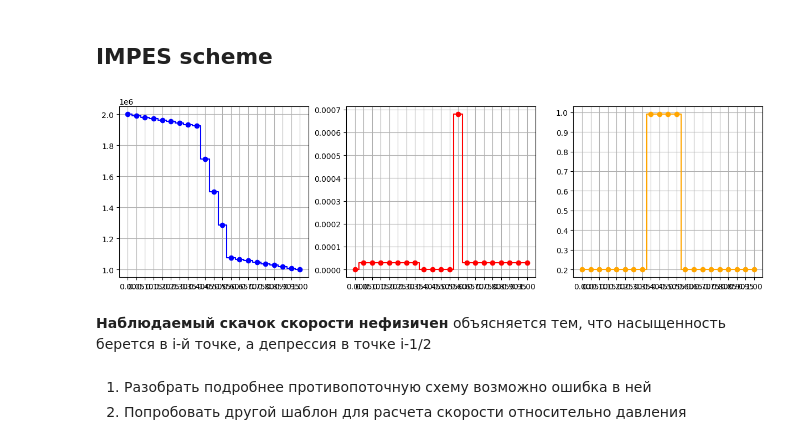
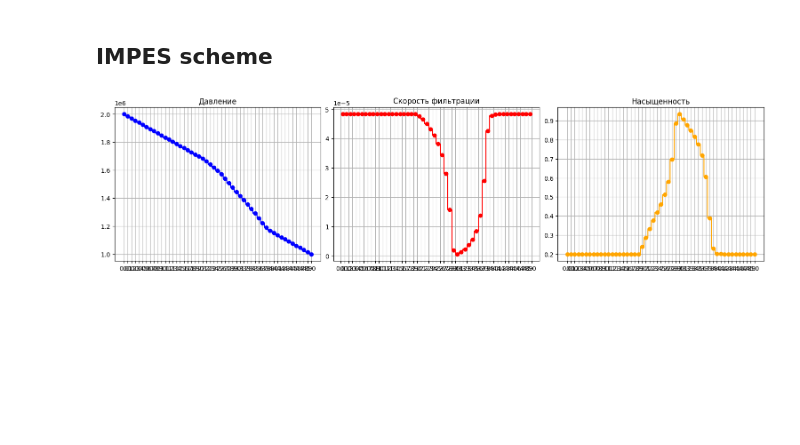
Before and after one commit to lnrSmglln/Carbonate-Acidizing-Modeling, a Jupyter notebook: 2phase.ipynb, the cells around one changed output. Saved outputs shown, nothing was run; the diff lists cells and outputs as text; code cells hidden in the pictures; blank space fills up the shorter version.

```diff
--- a/2phase.ipynb
+++ b/2phase.ipynb
@@ -171,7 +237,8 @@ S[:, 0] = S_L
 S[0, (Nl // 5 * 2) : (Nl // 5 * 3)] = S_med
 # S[:, -1] = Sn
 
-U = np.zeros([Nt, Nl])
+W1 = np.zeros([Nt, Nl-1])
+# W1[:, 0] = W1_L
 
 # Кол-во неизвестных
 Nx = Nl - 2
@@ -210,37 +277,44 @@ for n in range(1, Nt):
     f = np.zeros(Nx, dtype=float)
     j = 0
     for i in range(1, Nl-1):
-        alpha = (S[n-1, i] * k1(S[n-1, i]) - S[n-1, i-1] * k1(S[n-1, i-1])) / mu1 + \
-        ((1 - S[n-1, i]) * k2(S[n-1, i]) - (1 - S[n-1, i-1]) * k2(S[n-1, i-1])) / mu2
-        beta = S[n-1, i] * k1(S[n-1, i]) / mu1 + (1 - S[n-1, i]) * k2(S[n-1, i]) / mu2
+        alpha = k1(S[n-1, i]) / mu1 + k2(S[n-1, i]) / mu2
 
-        a[j] = beta - alpha
-        b[j] = beta
-        c[j] = - alpha + 2 * beta
+        beta = (k1(S[n-1, i]) - k1(S[n-1, i-1])) / mu1 + \
+        (k2(S[n-1, i]) - k2(S[n-1, i-1])) / mu2
+
+        a[j] = alpha - beta
+        c[j] = 2 * alpha - beta
+        b[j] = alpha
         f[j] = 0
 
         j += 1
 
+    # f[0] = 150
+    # f[-1] = -150
     P[n, 1:-1] = SLAU.tridiagonal_1D_solver(a, b, c, f, P[n, 0], P[n, -1])
 
     # Расчет явным методом насыщенности на n-м слое по давлению на n-м слое
+    # W1[n, 0] = - k * k1(S[n-1, 0]) / mu1 / h * (P[n, 1] - P[n, 0])
     for i in range(1, Nl):
-        U[n, i] = - k * k1(S[n-1, i]) / mu1 / h * (P[n, i] - P[n, i-1])
-        S[n, i] = S[n-1, i] - tau / h * (S[n-1, i] * U[n, i] - S[n-1, i-1] * U[n, i-1])
+        # upwind scheme
+        if i != Nl - 1:
+            Wplushalf = - k * k1(S[n-1, i]) / mu1 / h * (P[n, i+1] - P[n, i])
+        Wminushalf = - k * k1(S[n-1, i-1]) / mu1 / h * (P[n, i] - P[n, i-1])
+        W1[n, i-1] = Wminushalf
+        # explicit saturation calc
+        S[n, i] = S[n-1, i] + tau / h / porosity * (Wplushalf - Wminushalf)
 # %%
-fig, axs = plt.subplots(1, 3, figsize=(15, 4))
-axs[0].step(x, P[15], where="mid", marker="o", color="blue")
-# plt.step(x[:-1], U[1, :], where="mid")
-axs[1].step(x, U[15], where="mid", marker="o", color="red")
-axs[2].step(x, S[15], where="mid", marker="o", color="orange")
+fig, axs = plt.subplots(1, 3, figsize=(15, 4), layout='constrained')
+i = -1
+axs[0].step(x, P[i], where="mid", marker="o", color="blue")
+axs[0].set_title("Давление")
+axs[1].step((x+h/2)[:-1], W1[i], where="mid", marker="o", color="red")
+axs[1].set_title("Скорость фильтрации")
+axs[2].step(x, S[i], where="mid", marker="o", color="orange")
+axs[2].set_title("Насыщенность")
 for i in axs:
     i.grid()
     i.set_xticks(x)
 plt.show()
 # %% [output]
-[figure, old version]
+[figure, new version]
-# %% [markdown]
-**Наблюдаемый скачок скорости нефизичен** объясняется тем, что насыщенность берется в i-й точке, а депрессия в точке i-1/2
-# %% [markdown]
-1. Разобрать подробнее противопоточную схему возможно ошибка в ней
-2. Попробовать другой шаблон для расчета скорости относительно давления
```
Also changed, not shown: parts of 29 cells of this notebook, 1 other file.
